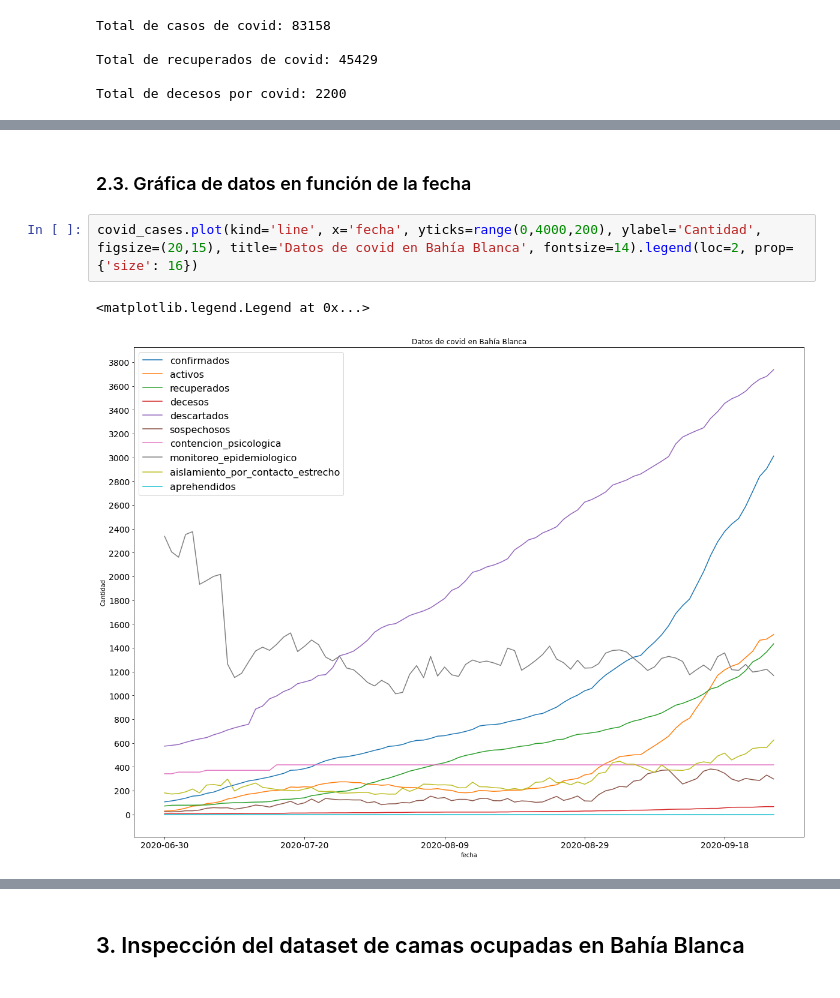
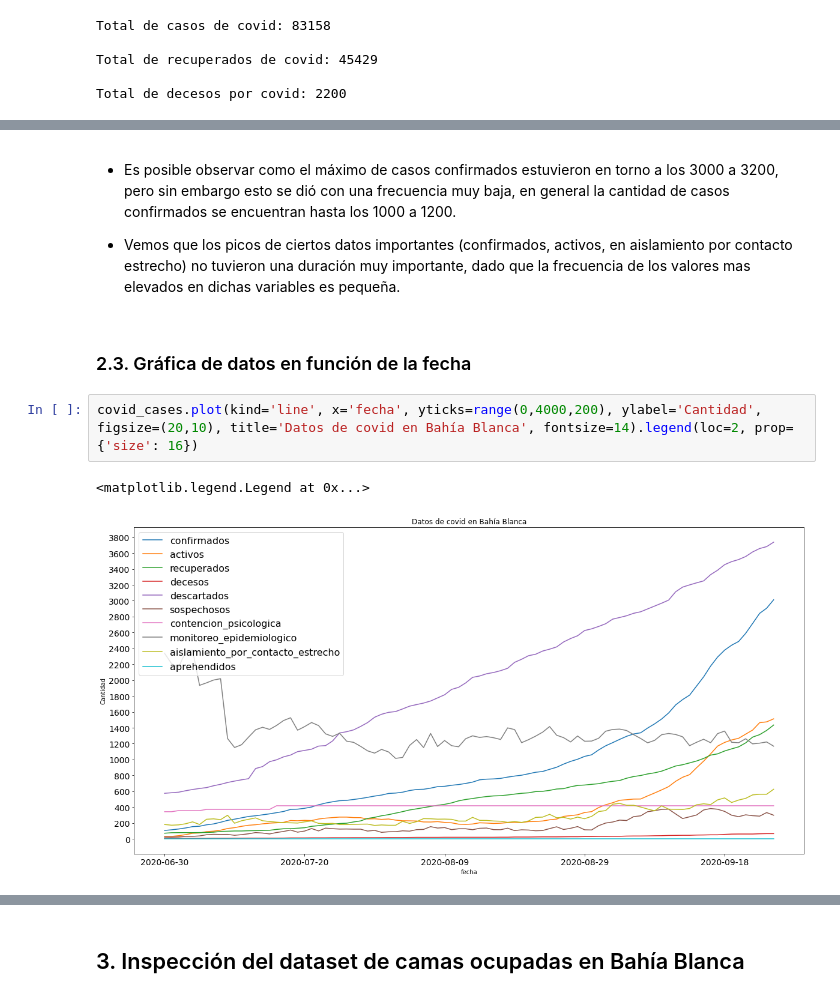
Before and after one commit to nicolassalomon96/aprendizaje_maquina_UNS, a Jupyter notebook: TP2/Ejercicio_1.ipynb, the cells around one changed output, grey strips where cells are left out. Saved outputs shown, nothing was run; the diff lists cells and outputs as text.

```diff
--- a/TP2/Ejercicio_1.ipynb
+++ b/TP2/Ejercicio_1.ipynb
@@ -103,7 +87,11 @@ Total de decesos por covid: 2200
+# %% [markdown]
+* Es posible observar como el máximo de casos confirmados estuvieron en torno a los 3000 a 3200, pero sin embargo esto se dió con una frecuencia muy baja, en general la cantidad de casos confirmados se encuentran hasta los 1000 a 1200.
+
+* Vemos que los picos de ciertos datos importantes (confirmados, activos, en aislamiento por contacto estrecho) no tuvieron una duración muy importante, dado que la frecuencia de los valores mas elevados en dichas variables es pequeña.
 # %% [markdown]
 ### 2.3. Gráfica de datos en función de la fecha
 # %%
-covid_cases.plot(kind='line', x='fecha', yticks=range(0,4000,200), ylabel='Cantidad', figsize=(20,15), title='Datos de covid en Bahía Blanca', fontsize=14).legend(loc=2, prop={'size': 16})
+covid_cases.plot(kind='line', x='fecha', yticks=range(0,4000,200), ylabel='Cantidad', figsize=(20,10), title='Datos de covid en Bahía Blanca', fontsize=14).legend(loc=2, prop={'size': 16})
 # %% [output]
 <matplotlib.legend.Legend at 0x...>
-[figure, old version]
+[figure, new version]
```
Also changed, not shown: parts of 26 cells of this notebook.
